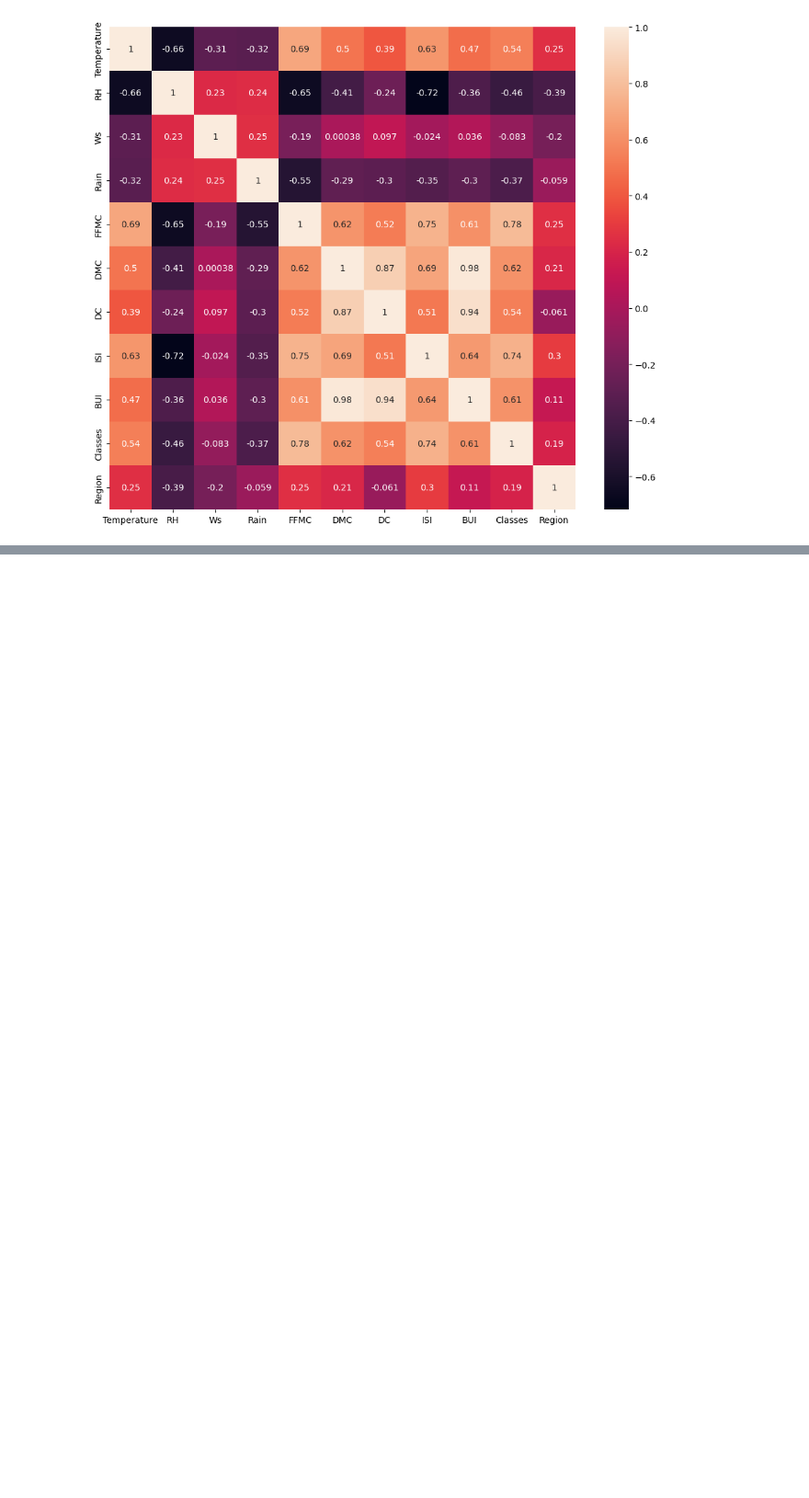
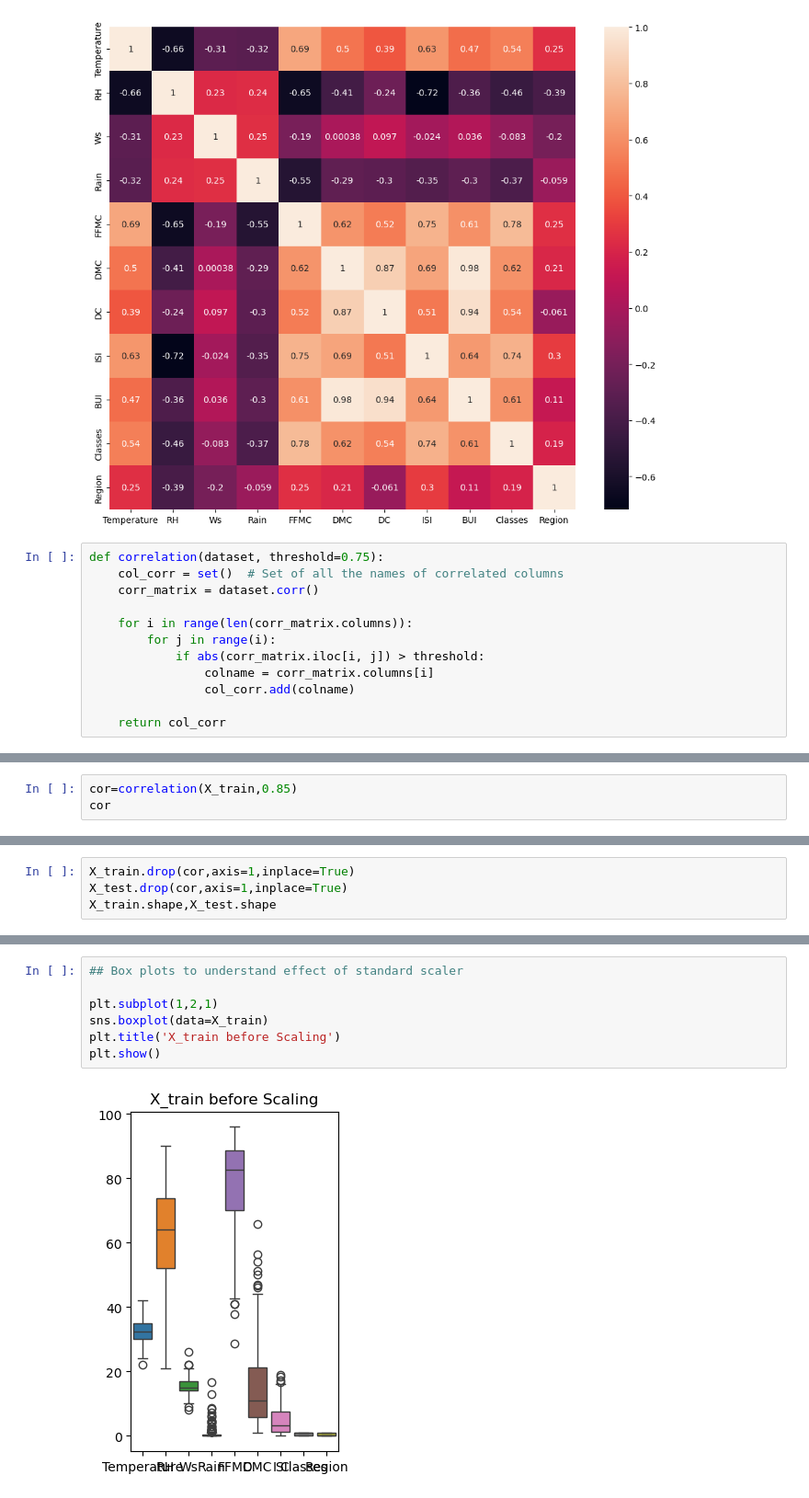
Before and after one commit to Chetana10r/Machine_Learning_Course, a Jupyter notebook: Ridge_lasso/Model_training.ipynb, the cells around one changed output, grey strips where cells are left out. Shown: that part at 92% size. Cells and saved outputs as stored; diff of their text form; blank space fills up the shorter version.

```diff
--- a/Ridge_lasso/Model_training.ipynb
+++ b/Ridge_lasso/Model_training.ipynb
@@ -127,3 +127,15 @@ sns.heatmap(corr,annot=True)
 plt.show()
 # %% [output]
 [figure]
+# %%
+def correlation(dataset, threshold=0.75):
+    col_corr = set()  # Set of all the names of correlated columns
+    corr_matrix = dataset.corr()
+
+    for i in range(len(corr_matrix.columns)):
+        for j in range(i):
+            if abs(corr_matrix.iloc[i, j]) > threshold:
+                colname = corr_matrix.columns[i]
+                col_corr.add(colname)
+
+    return col_corr
@@ -129,0 +152,3 @@ plt.show()
+# %%
+cor=correlation(X_train,0.85)
+cor
@@ -129,0 +159,4 @@ plt.show()
+# %%
+X_train.drop(cor,axis=1,inplace=True)
+X_test.drop(cor,axis=1,inplace=True)
+X_train.shape,X_test.shape
@@ -129,0 +208,9 @@ plt.show()
+# %%
+## Box plots to understand effect of standard scaler
+
+plt.subplot(1,2,1)
+sns.boxplot(data=X_train)
+plt.title('X_train before Scaling')
+plt.show()
+# %% [output]
+[figure, added]
```
Also changed, not shown: parts of 10 cells of this notebook.
